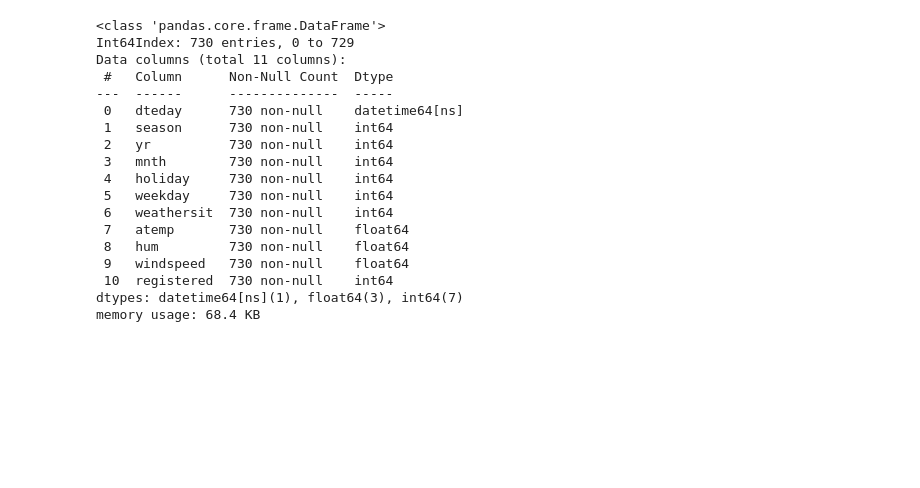
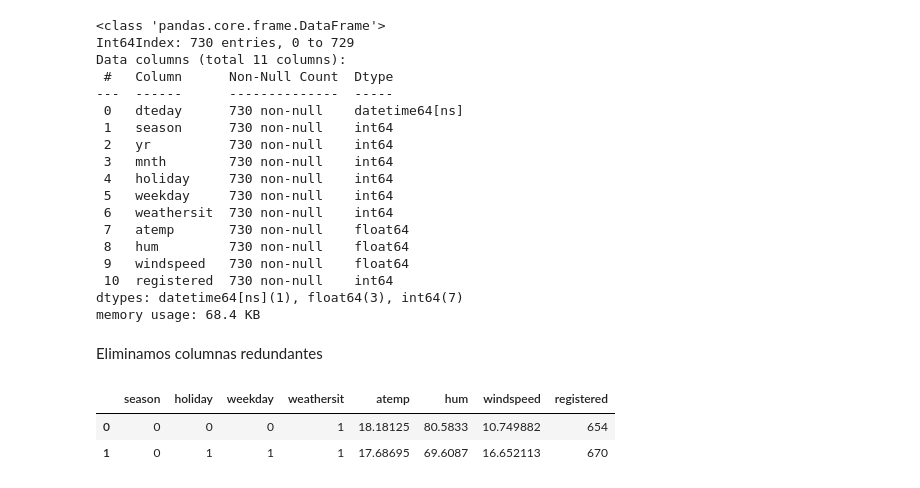
Before and after one commit to Adalab/project-DA-promo-c-modulo-3-team-1, a Jupyter notebook: borrador/decision_tree.ipynb, the cells around one changed output. Cells and saved outputs as stored; diff of their text form; code cells hidden in the pictures; blank space fills up the shorter version.

```diff
--- a/borrador/decision_tree.ipynb
+++ b/borrador/decision_tree.ipynb
@@ -46,3 +44,5 @@ Data columns (total 11 columns):
  10  registered  730 non-null    int64
 dtypes: datetime64[ns](1), float64(3), int64(7)
 memory usage: 68.4 KB
+# %% [markdown]
+Eliminamos columnas redundantes
@@ -48,0 +51,6 @@ memory usage: 68.4 KB
+# %%
+df.head(2)
+# %% [output]
+|  | season | holiday | weekday | weathersit | atemp | hum | windspeed | registered |
+| 0 | 0 | 0 | 0 | 1 | 18.18125 | 80.5833 | 10.749882 | 654 |
+| 1 | 0 | 1 | 1 | 1 | 17.68695 | 69.6087 | 16.652113 | 670 |
```
Also changed, not shown: parts of 28 cells of this notebook, 5 other files.
